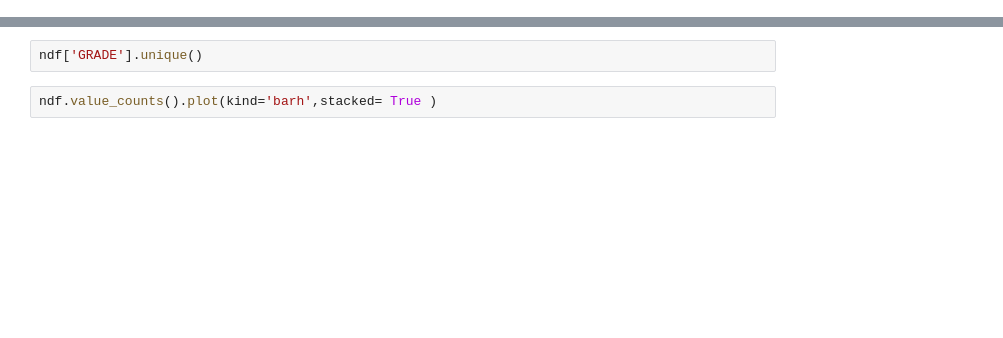
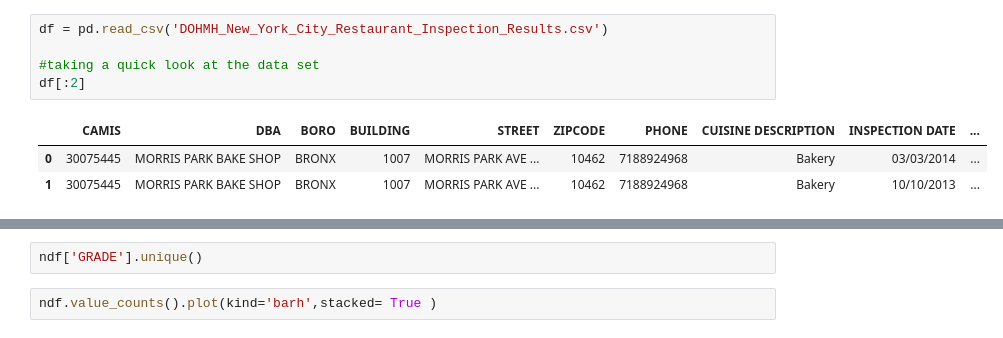
Before and after one commit to asharma567/NYC_Restaurant_Data_Analysis, a Jupyter notebook: NYC_Restaurant_Analysis.ipynb, the cells around one changed output, grey strips where cells are left out. Drawn from its saved outputs; the diff is of its cells as text; blank space fills up the shorter version.

```diff
--- a/NYC_Restaurant_Analysis.ipynb
+++ b/NYC_Restaurant_Analysis.ipynb
@@ -419,0 +11,9 @@ s
+# %%
+df = pd.read_csv('DOHMH_New_York_City_Restaurant_Inspection_Results.csv')
+
+#taking a quick look at the data set
+df[:2]
+# %% [output]
+|  | CAMIS | DBA | BORO | BUILDING | STREET | ZIPCODE | PHONE | CUISINE DESCRIPTION | INSPECTION DATE | ... |
+| 0 | 30075445 | MORRIS PARK BAKE SHOP | BRONX | 1007 | MORRIS PARK AVE ... | 10462 | 7188924968 | Bakery | 03/03/2014 | ... |
+| 1 | 30075445 | MORRIS PARK BAKE SHOP | BRONX | 1007 | MORRIS PARK AVE ... | 10462 | 7188924968 | Bakery | 10/10/2013 | ... |
```
Also changed, not shown: parts of 38 cells of this notebook.
